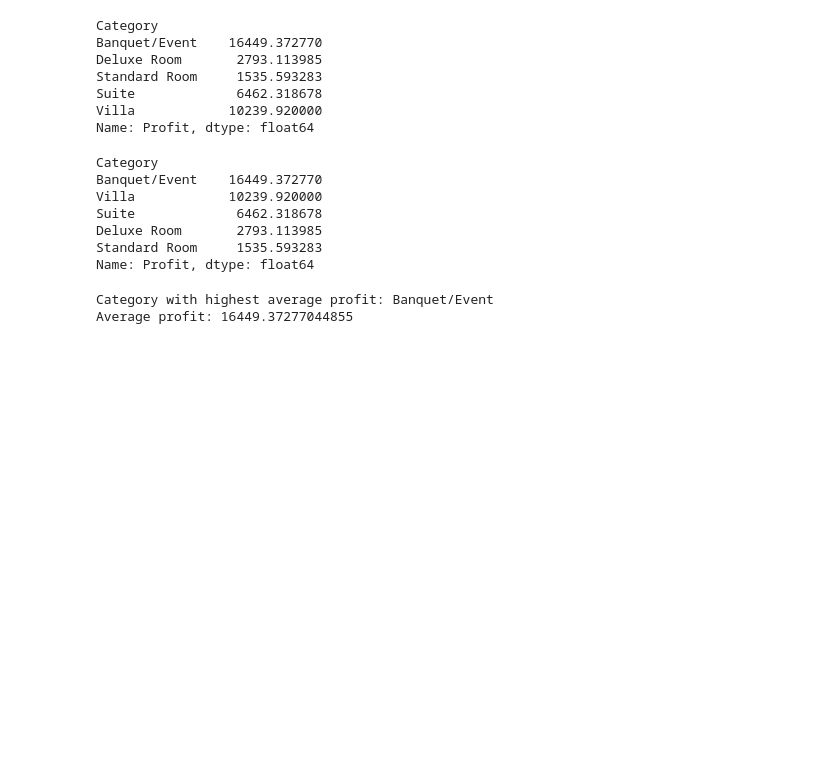
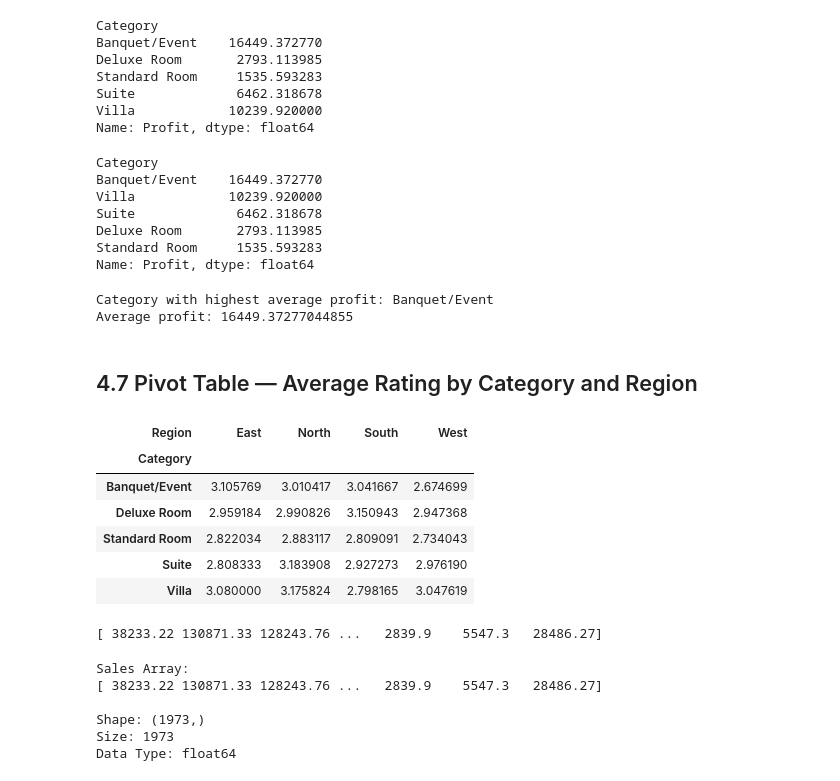
Before and after one commit to VrushaliAPoojary/Data-Analysis, a Jupyter notebook: notebooks/StayEase_Analysis.ipynb, the cells around one changed output. Cells and saved outputs as stored; diff of their text form; code cells hidden in the pictures; blank space fills up the shorter version.

Commit message:
shape size dtype

```diff
--- a/notebooks/StayEase_Analysis.ipynb
+++ b/notebooks/StayEase_Analysis.ipynb
@@ -585,3 +585,45 @@ print("Average profit:", top_average_profit)
 # %% [output]
 Category with highest average profit: Banquet/Event
 Average profit: 16449.37277044855
+# %% [markdown]
+## 4.7 Pivot Table — Average Rating by Category and Region
+# %%
+rating_pivot = pd.pivot_table(
+    df,
+    values="Rating",
+    index="Category",
+    columns="Region",
+    aggfunc="mean"
+)
+
+rating_pivot
+# %% [output]
+| Region | East | North | South | West |
+| Category |  |  |  |  |
+| Banquet/Event | 3.105769 | 3.010417 | 3.041667 | 2.674699 |
+| Deluxe Room | 2.959184 | 2.990826 | 3.150943 | 2.947368 |
+| Standard Room | 2.822034 | 2.883117 | 2.809091 | 2.734043 |
+| Suite | 2.808333 | 3.183908 | 2.927273 | 2.976190 |
+| Villa | 3.080000 | 3.175824 | 2.798165 | 3.047619 |
+# %%
+sales_array = df["Sales"].values
+
+print(sales_array)
+# %% [output]
+[ 38233.22 130871.33 128243.76 ...   2839.9    5547.3   28486.27]
+# %%
+sales_array = df["Sales"].values
+
+print("Sales Array:")
+print(sales_array)
+
+print("\nShape:", sales_array.shape)
+print("Size:", sales_array.size)
+print("Data Type:", sales_array.dtype)
+# %% [output]
+Sales Array:
+[ 38233.22 130871.33 128243.76 ...   2839.9    5547.3   28486.27]
+
+Shape: (1973,)
+Size: 1973
+Data Type: float64
```
